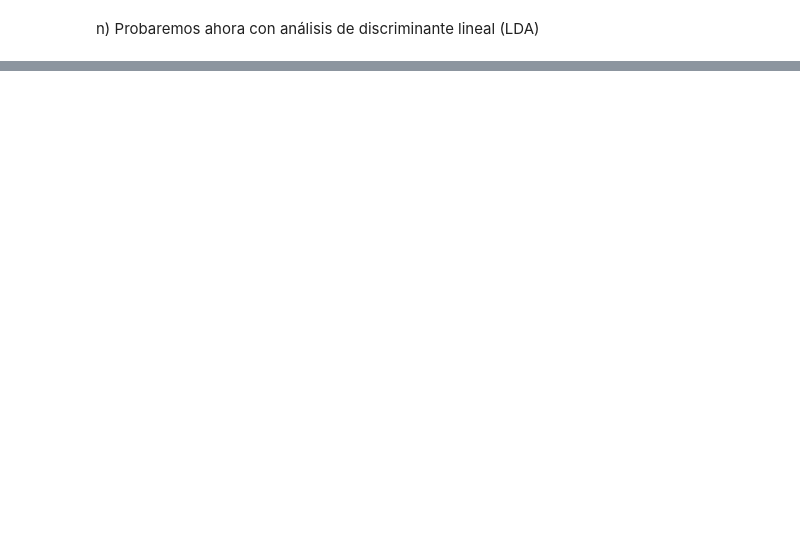
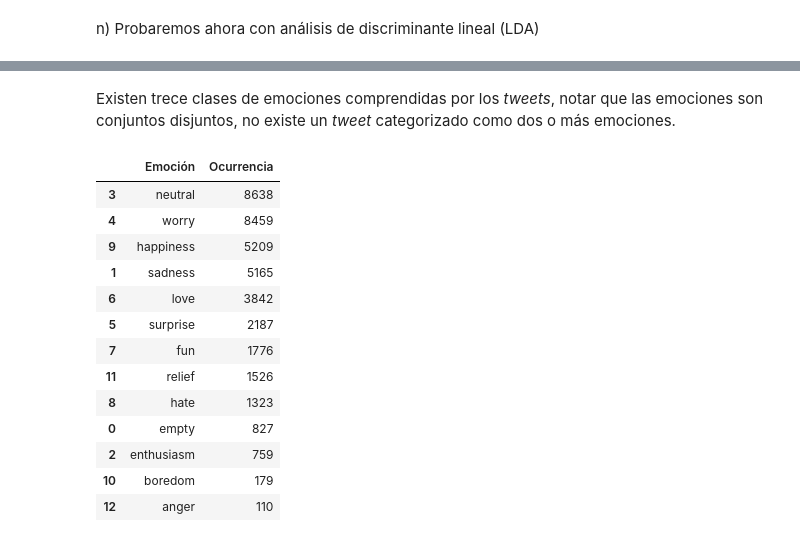
Before and after one commit to TattooeDeer/Tarea-2-ML, a Jupyter notebook: Tarea 2.ipynb, the cells around one changed output, grey strips where cells are left out. Cells and saved outputs as stored; diff of their text form; code cells hidden in the pictures; blank space fills up the shorter version.

```diff
--- a/Tarea 2.ipynb
+++ b/Tarea 2.ipynb
@@ -501,0 +526,20 @@ plt.show()
+# %% [markdown]
+Existen trece clases de emociones comprendidas por los *tweets*, notar que las emociones son conjuntos disjuntos, no existe un *tweet* categorizado como dos o más emociones.
+# %%
+#Hacemos un dataset con las emociones
+emotion_summary.sort_values(by = 'Ocurrencia', ascending = False)
+# %% [output]
+|  | Emoción | Ocurrencia |
+| 3 | neutral | 8638 |
+| 4 | worry | 8459 |
+| 9 | happiness | 5209 |
+| 1 | sadness | 5165 |
+| 6 | love | 3842 |
+| 5 | surprise | 2187 |
+| 7 | fun | 1776 |
+| 11 | relief | 1526 |
+| 8 | hate | 1323 |
+| 0 | empty | 827 |
+| 2 | enthusiasm | 759 |
+| 10 | boredom | 179 |
+| 12 | anger | 110 |
```
Also changed, not shown: parts of 30 cells of this notebook, 3 other files.
